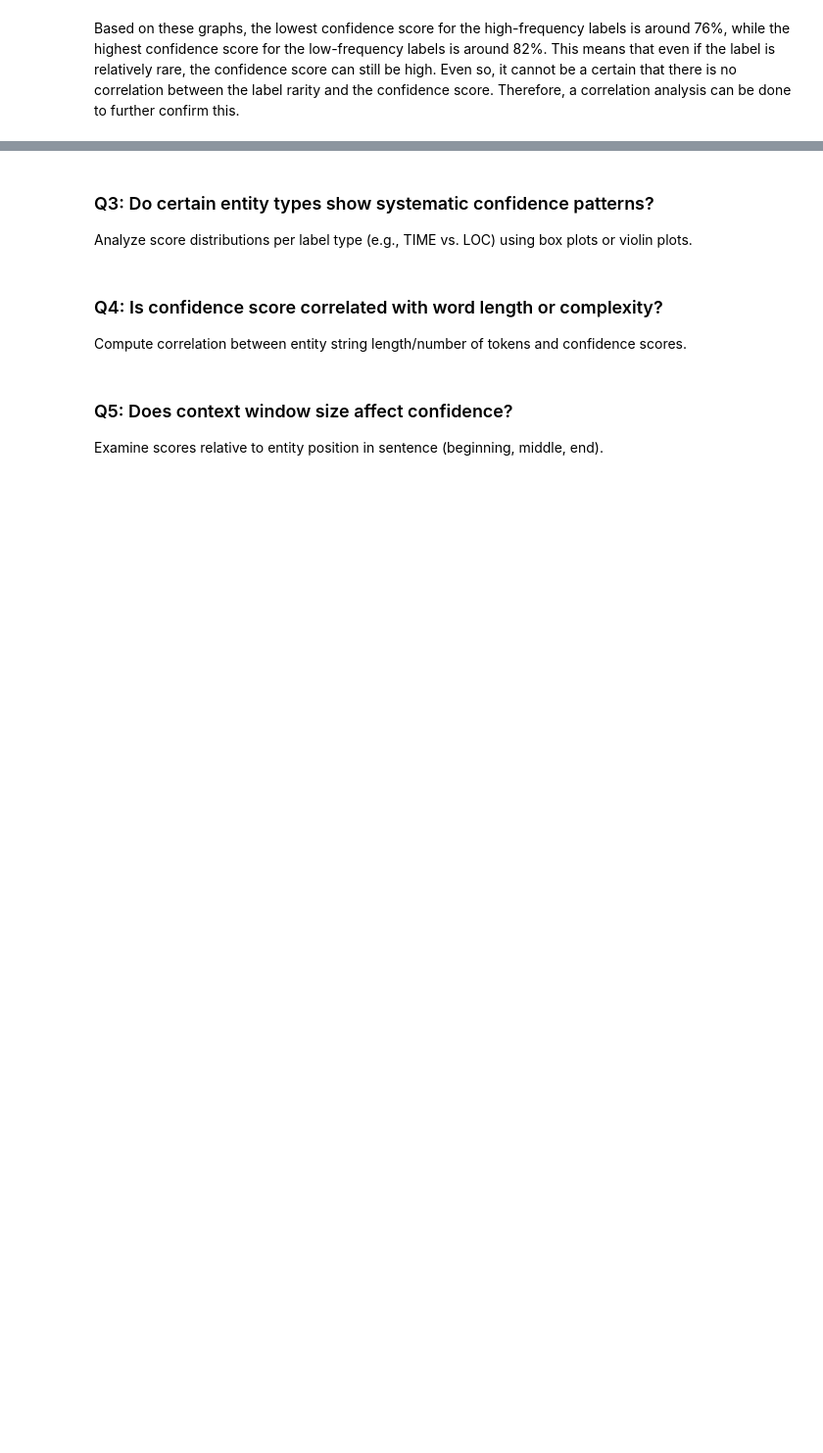
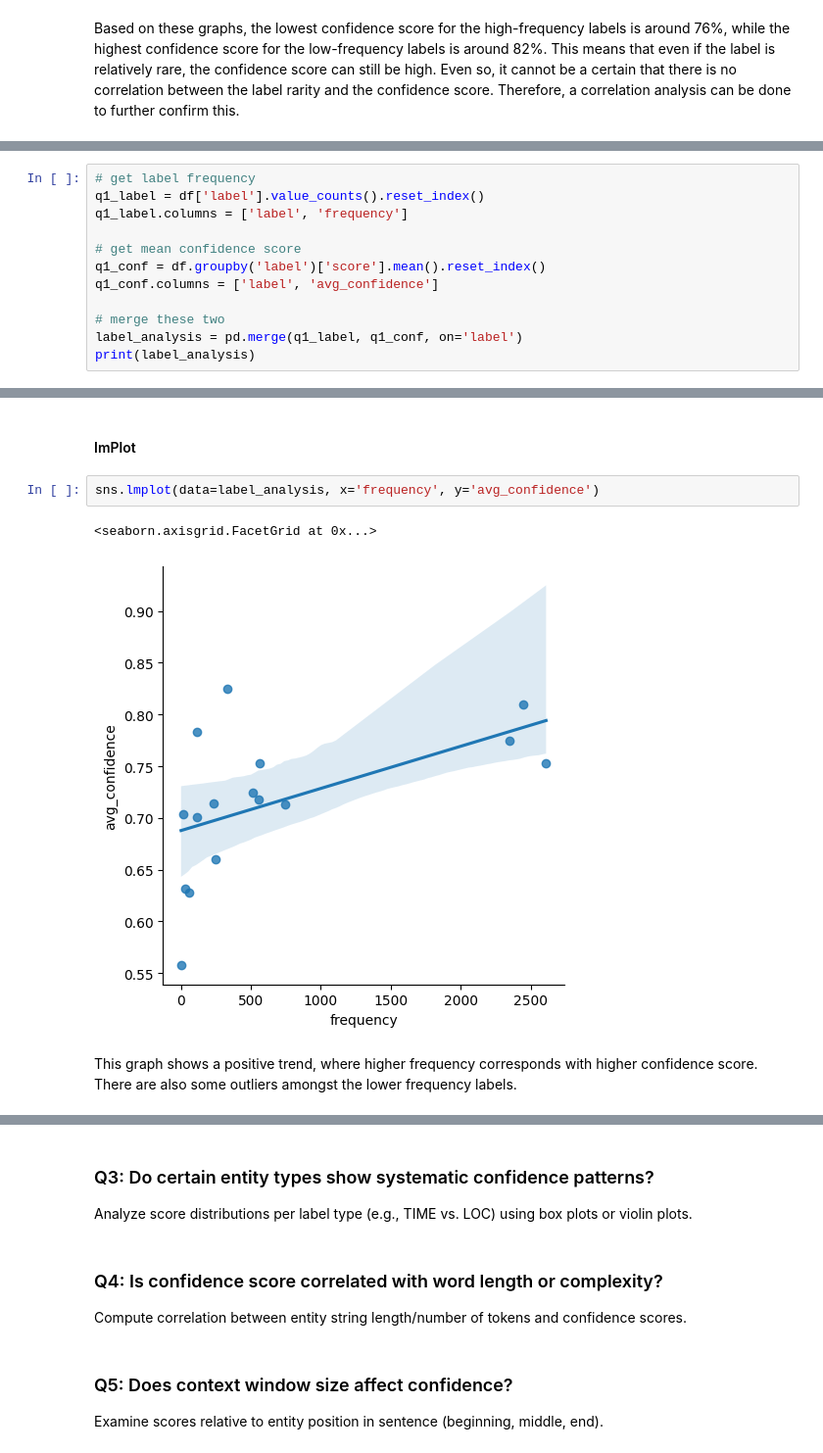
Before and after one commit to marifirfanibrahim/ner_news_malay, a Jupyter notebook: model_gliner/prediction_analysis.ipynb, the cells around one changed output, grey strips where cells are left out. Shown: that part at 98% size. Cells and saved outputs as stored; diff of their text form; blank space fills up the shorter version.

```diff
--- a/model_gliner/prediction_analysis.ipynb
+++ b/model_gliner/prediction_analysis.ipynb
@@ -251,0 +230,12 @@ label_analysis = pd.merge(label_freq, label_confidence, on='label')
+# %%
+# get label frequency
+q1_label = df['label'].value_counts().reset_index()
+q1_label.columns = ['label', 'frequency']
+
+# get mean confidence score
+q1_conf = df.groupby('label')['score'].mean().reset_index()
+q1_conf.columns = ['label', 'avg_confidence']
+
+# merge these two
+label_analysis = pd.merge(q1_label, q1_conf, on='label')
+print(label_analysis)
@@ -298,0 +378,9 @@ Consider augmenting training data for low-frequency labels
+# %% [markdown]
+#### ImPlot
+# %%
+sns.lmplot(data=label_analysis, x='frequency', y='avg_confidence')
+# %% [output]
+<seaborn.axisgrid.FacetGrid at 0x...>
+[figure, added]
+# %% [markdown]
+This graph shows a positive trend, where higher frequency corresponds with higher confidence score. There are also some outliers amongst the lower frequency labels.
```
Also changed, not shown: parts of 35 cells of this notebook, 21 other files.
